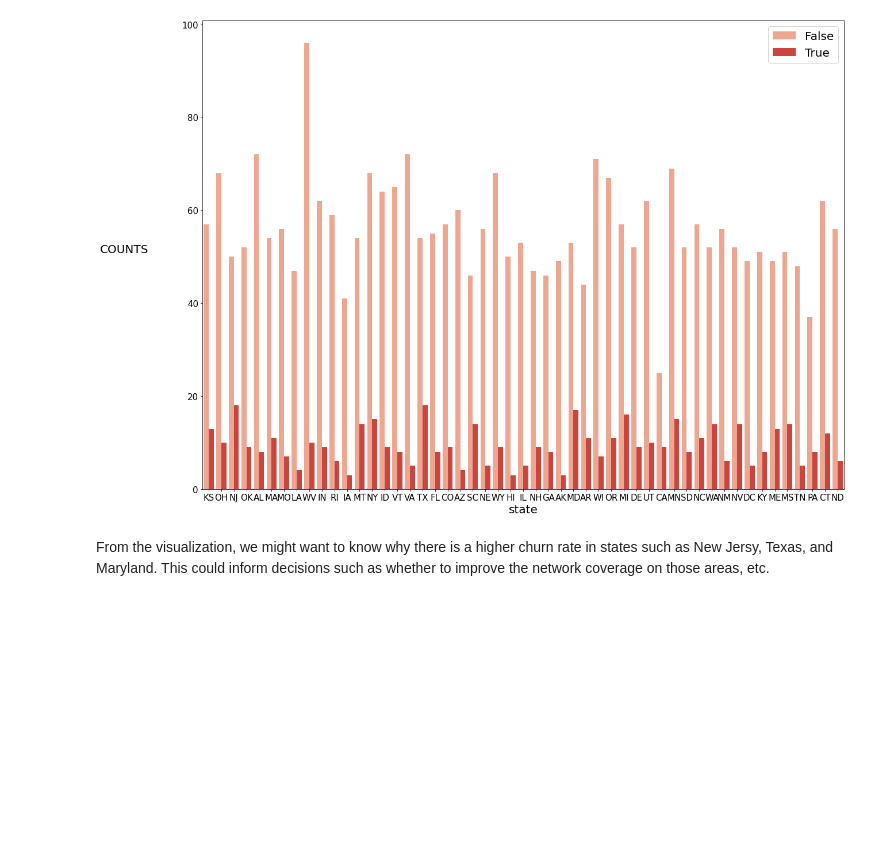
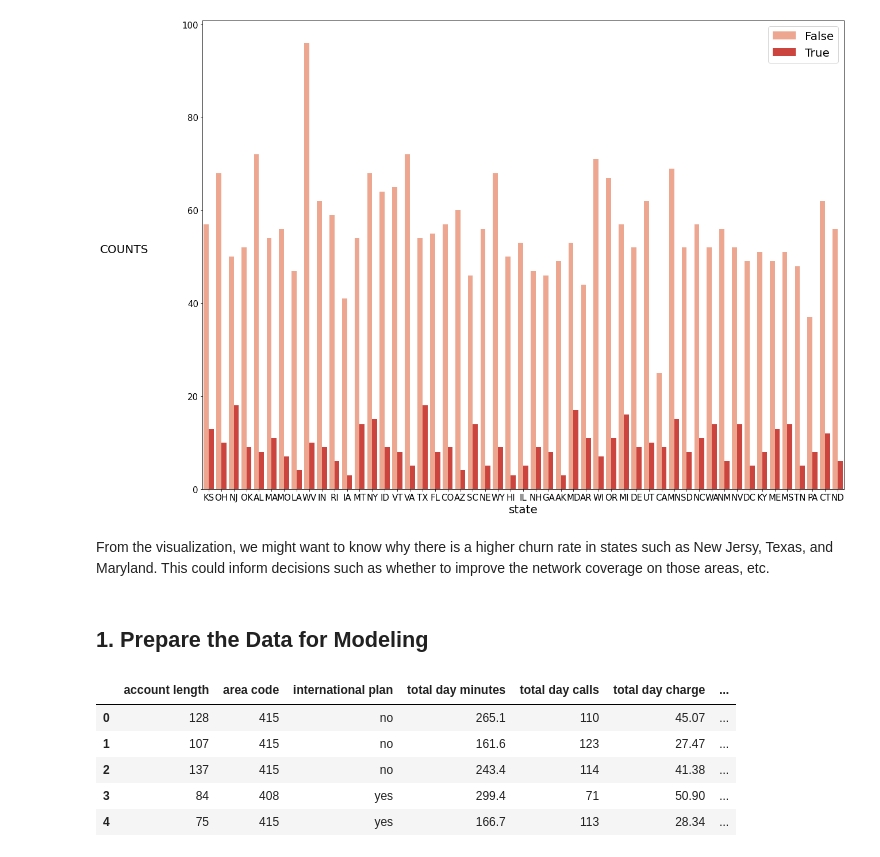
Before and after one commit to Lintarierick/Phase-3-Project, a Jupyter notebook: index.ipynb, the cells around one changed output. Cells and saved outputs as stored; diff of their text form; code cells hidden in the pictures; blank space fills up the shorter version.

```diff
--- a/index.ipynb
+++ b/index.ipynb
@@ -377,3 +377,25 @@ ax.tick_params(labelsize=15)
 [figure]
 # %% [markdown]
 From the visualization, we might want to know why there is a higher churn rate in states such as New Jersy, Texas, and Maryland. This could inform decisions such as whether to improve the network coverage on those areas, etc.
+# %% [markdown]
+## 1. Prepare the Data for Modeling
+# %%
+# Mapping of state abbreviations to numeric values
+state_mapping = {'KS': 1, 'OH': 2, 'NJ': 3, 'OK': 4, 'AL': 5, 'MA': 6, 'MO': 7,'LA': 8, 'WV': 9, 'IN': 10, 'RI': 11,
+       'IA': 12, 'MT': 13, 'NY': 14, 'ID': 15, 'VT':16, 'VA': 17, 'TX': 18, 'FL': 19, 'CO': 20, 'AZ': 21, 'SC': 22,
+       'NE': 23, 'WY': 24, 'HI': 25, 'IL': 26, 'NH': 27, 'GA': 28, 'AK': 29, 'MD': 30, 'AR': 31, 'WI': 32, 'OR': 33,
+       'MI': 34, 'DE': 35, 'UT': 36, 'CA': 37, 'MN': 38, 'SD': 39, 'NC': 40, 'WA': 41, 'NM': 42, 'NV': 43, 'DC': 44,
+       'KY': 45, 'ME': 46, 'MS': 47, 'TN': 48, 'PA': 49, 'CT': 50, 'ND': 51}
+# Apply the mapping to the 'state' column
+df_1['state_numeric'] = df_1['state'].map(state_mapping)
+
+# Drop the original 'state' column
+new_df = df_1.drop('state', axis=1)
+new_df.head()
+# %% [output]
+|  | account length | area code | international plan | total day minutes | total day calls | total day charge | ... |
+| 0 | 128 | 415 | no | 265.1 | 110 | 45.07 | ... |
+| 1 | 107 | 415 | no | 161.6 | 123 | 27.47 | ... |
+| 2 | 137 | 415 | no | 243.4 | 114 | 41.38 | ... |
+| 3 | 84 | 408 | yes | 299.4 | 71 | 50.90 | ... |
+| 4 | 75 | 415 | yes | 166.7 | 113 | 28.34 | ... |
```
Also changed, not shown: parts of 26 cells of this notebook.
